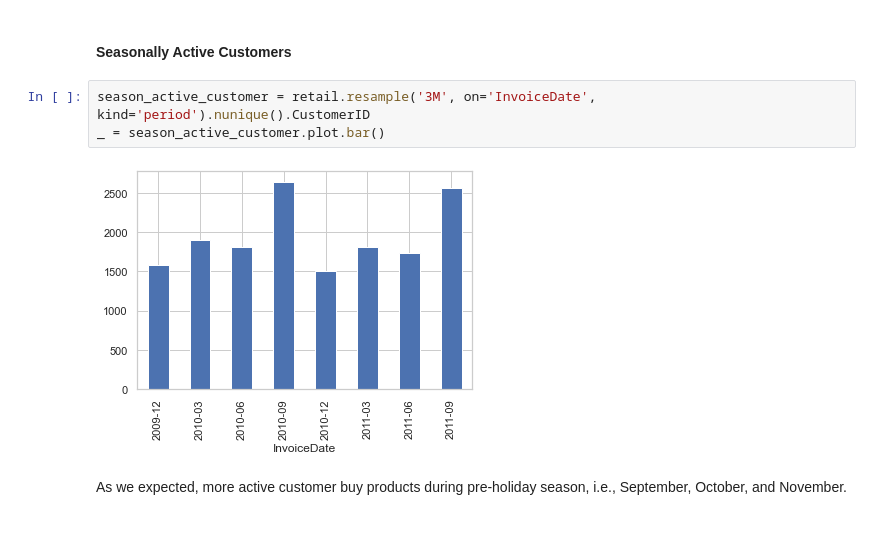
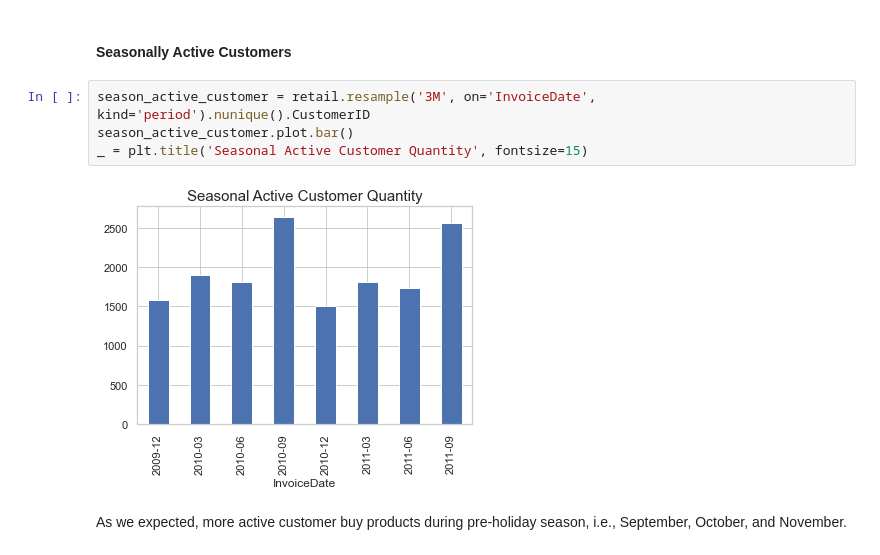
Before and after one commit to lasayin/Online-Retail-Business-Analysis-and-Customer-Segmentation, a Jupyter notebook: Online_Retail_EDA.ipynb, the cells around one changed output. Drawn from its saved outputs; the diff is of its cells as text.

```diff
--- a/Online_Retail_EDA.ipynb
+++ b/Online_Retail_EDA.ipynb
@@ -192,9 +182,10 @@ Let's check the active customers by season.
 #### Seasonally Active Customers
 # %%
 season_active_customer = retail.resample('3M', on='InvoiceDate', kind='period').nunique().CustomerID
-_ = season_active_customer.plot.bar()
+season_active_customer.plot.bar()
+_ = plt.title('Seasonal Active Customer Quantity', fontsize=15)
 # %% [output]
-[figure, old version]
+[figure, new version]
 # %% [markdown]
 As we expected, more active customer buy products during pre-holiday season, i.e., September, October, and November.
 # %% [markdown]
```
Also changed, not shown: parts of 12 cells of this notebook.
